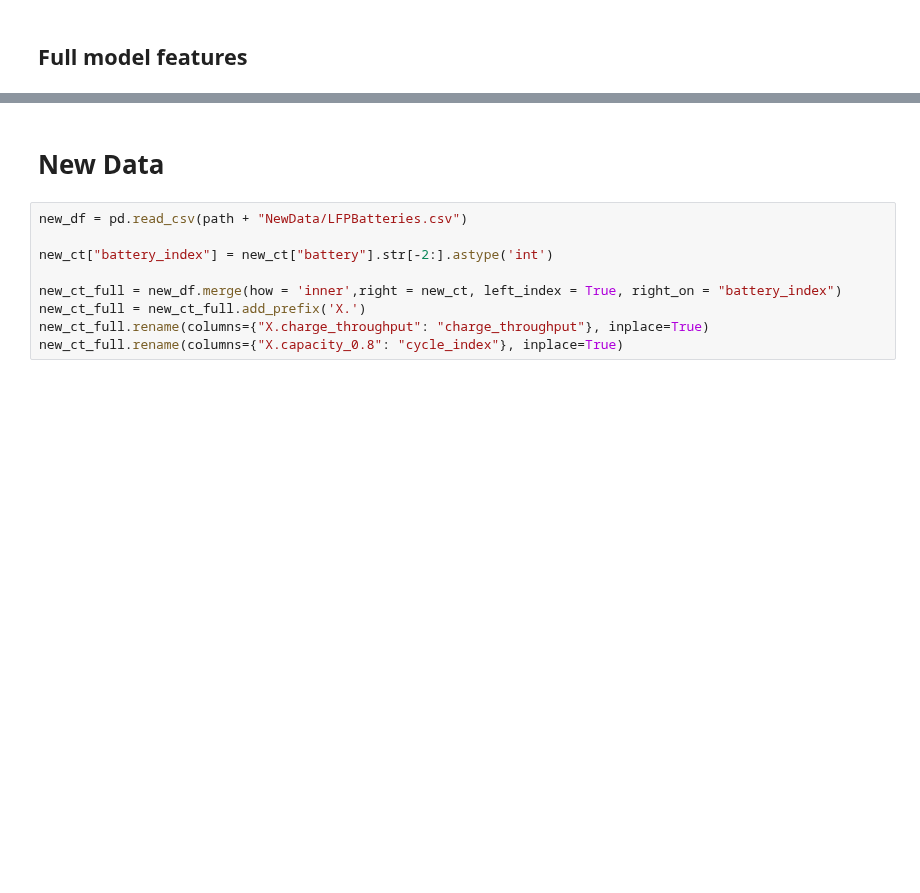
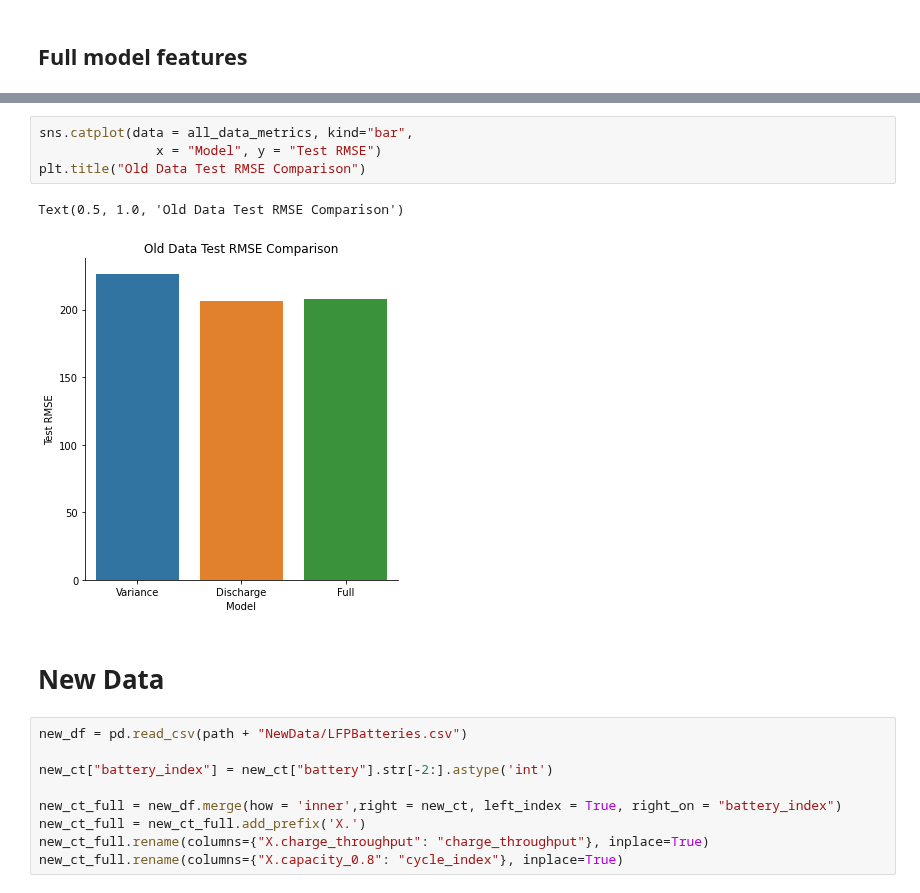
Before and after one commit to ayakkala1/TRI-Capstone, a Jupyter notebook: RandomForest.ipynb, the cells around one changed output, grey strips where cells are left out. Saved outputs shown, nothing was run; the diff lists cells and outputs as text; blank space fills up the shorter version.

```diff
--- a/RandomForest.ipynb
+++ b/RandomForest.ipynb
@@ -232,3 +255,10 @@ Text(0.5, 1.0, 'Full Model Predicted vs. True Values')
+# %%
+sns.catplot(data = all_data_metrics, kind="bar",
+               x = "Model", y = "Test RMSE")
+plt.title("Old Data Test RMSE Comparison")
+# %% [output]
+Text(0.5, 1.0, 'Old Data Test RMSE Comparison')
+[figure, added]
 # %% [markdown]
 # New Data
 # %%
```
Also changed, not shown: parts of 42 cells of this notebook.
